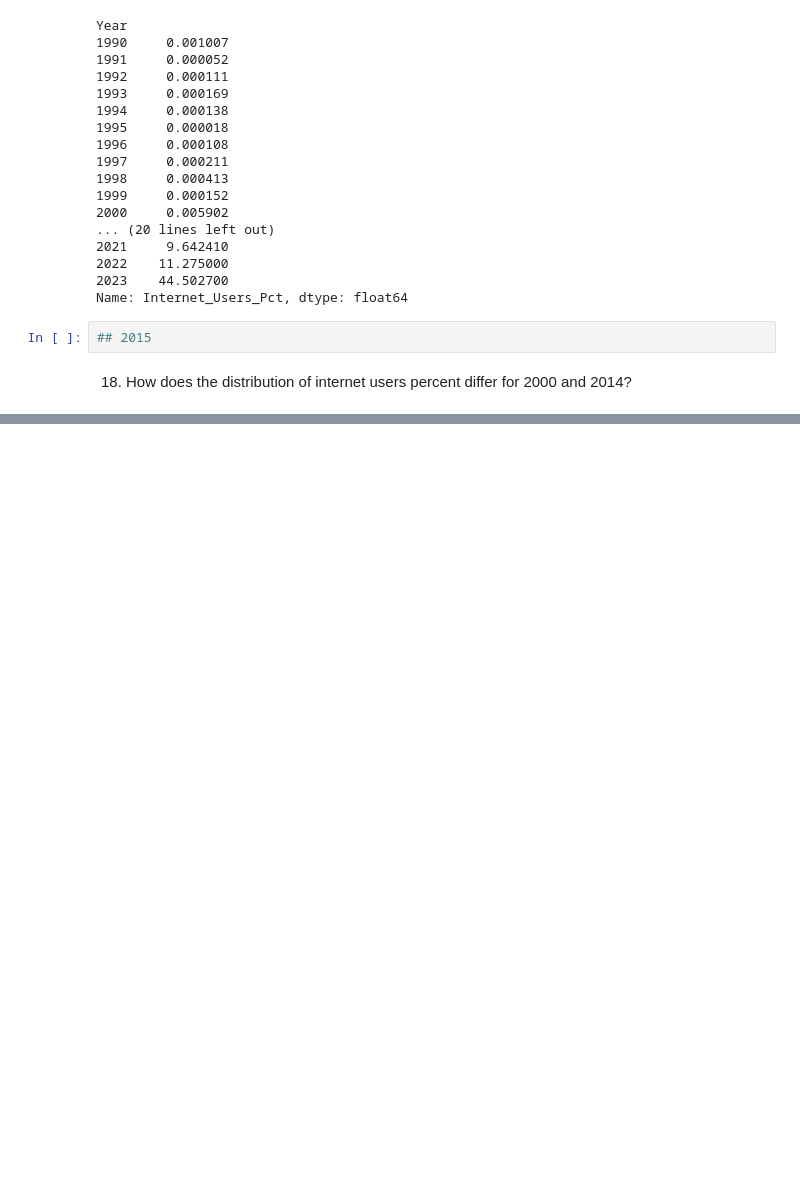
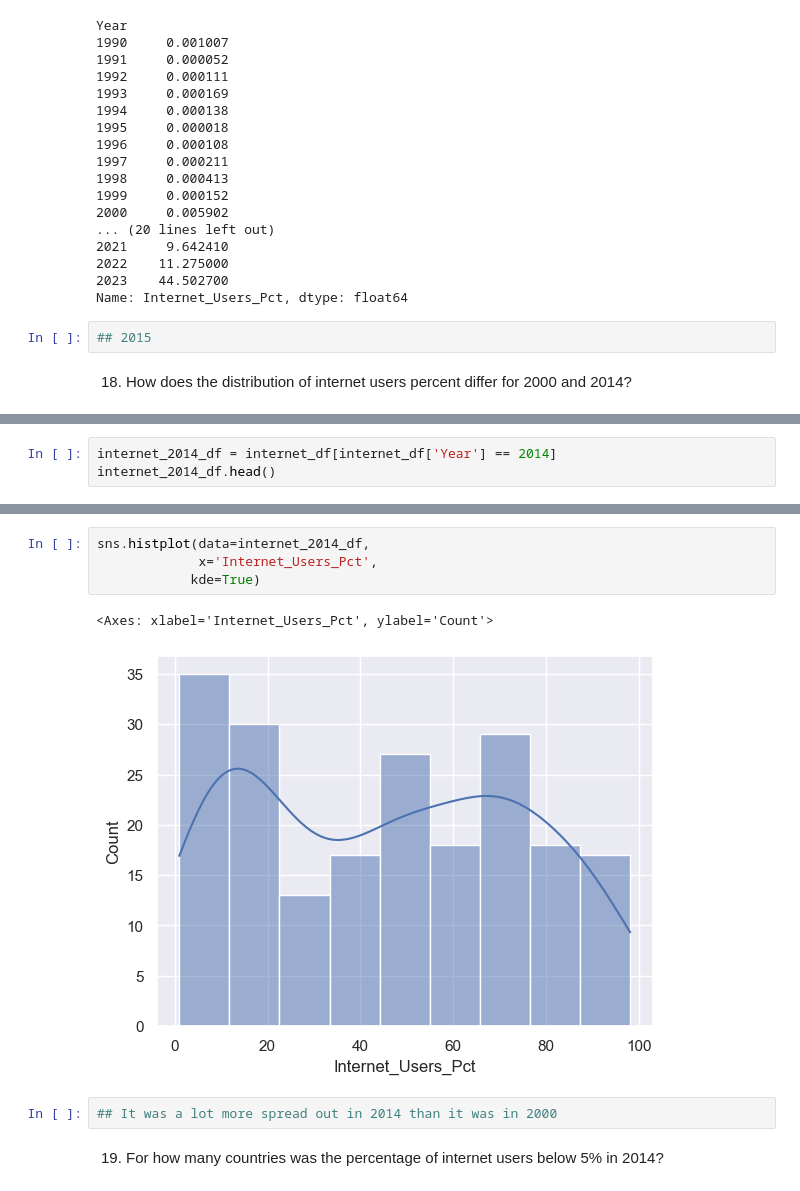
Before and after one commit to NSS-Data-Analytics-Cohort-14/gdp-and-internet-usage-Djmayfield-alt, a Jupyter notebook: notebooks/gdp_project.ipynb, the cells around one changed output, grey strips where cells are left out. Saved outputs shown, nothing was run; the diff lists cells and outputs as text; blank space fills up the shorter version.

```diff
--- a/notebooks/gdp_project.ipynb
+++ b/notebooks/gdp_project.ipynb
@@ -367,0 +378,3 @@ Name: Internet_Users_Pct, dtype: float64
+# %%
+internet_2014_df = internet_df[internet_df['Year'] == 2014]
+internet_2014_df.head()
@@ -367,0 +395,11 @@ Name: Internet_Users_Pct, dtype: float64
+# %%
+sns.histplot(data=internet_2014_df,
+             x='Internet_Users_Pct',
+            kde=True)
+# %% [output]
+<Axes: xlabel='Internet_Users_Pct', ylabel='Count'>
+[figure, added]
+# %%
+## It was a lot more spread out in 2014 than it was in 2000
+# %% [markdown]
+19. For how many countries was the percentage of internet users below 5% in 2014?
```
Also changed, not shown: parts of 3 cells of this notebook.
